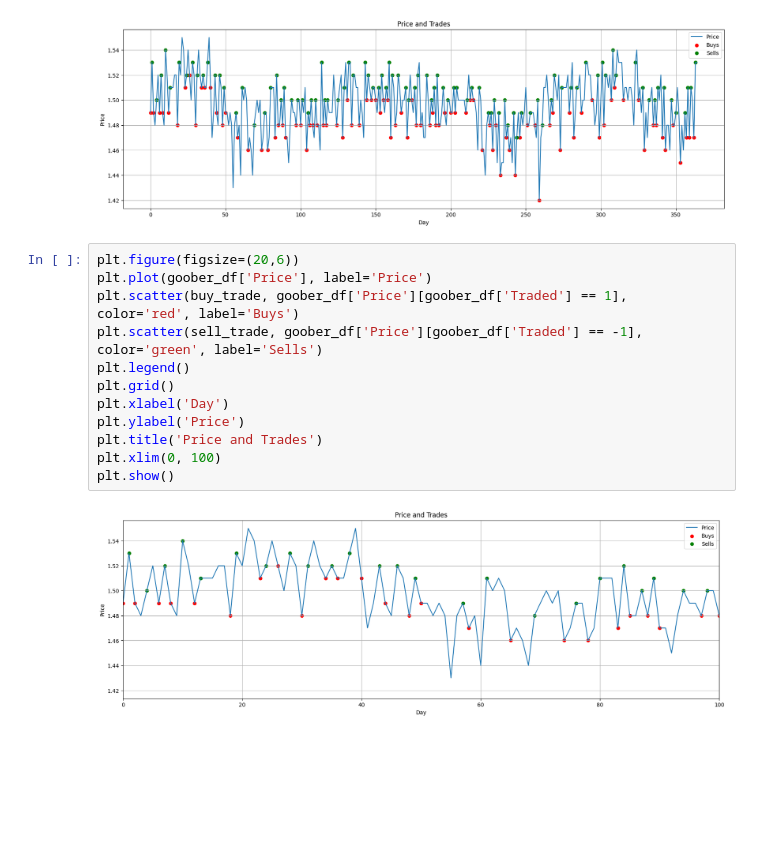
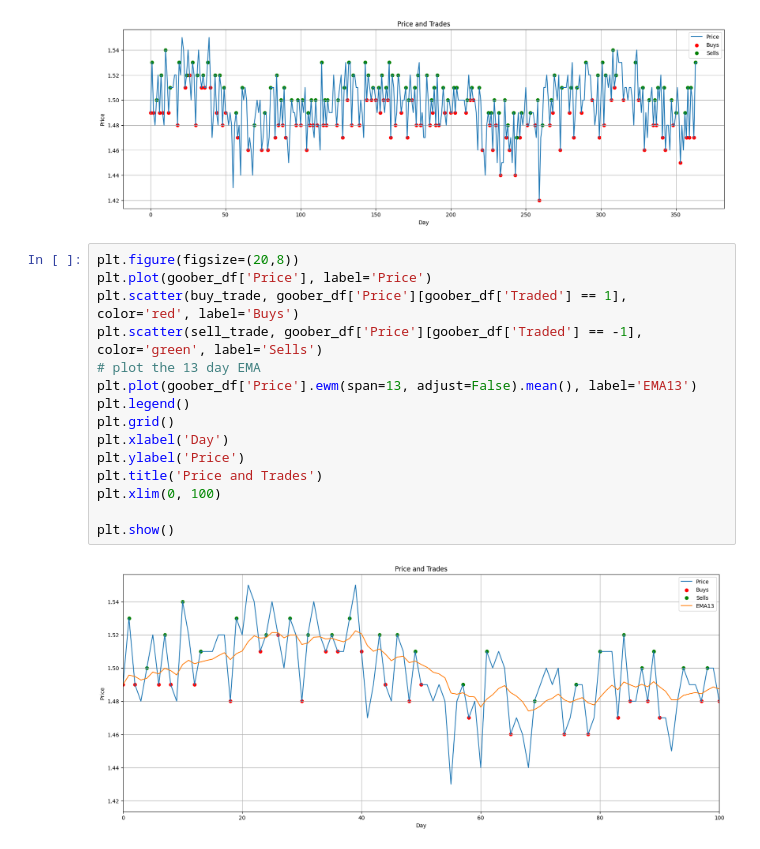
Before and after one commit to TheNoZER0/AlgoJam2024, a Jupyter notebook: Goober_Analyysis.ipynb, the cells around one changed output. Cells and saved outputs as stored; diff of their text form; blank space fills up the shorter version.

```diff
--- a/Goober_Analyysis.ipynb
+++ b/Goober_Analyysis.ipynb
@@ -240,16 +240,19 @@ plt.show()
 # %% [output]
 [figure]
 # %%
-plt.figure(figsize=(20,6))
+plt.figure(figsize=(20,8))
 plt.plot(goober_df['Price'], label='Price')
 plt.scatter(buy_trade, goober_df['Price'][goober_df['Traded'] == 1], color='red', label='Buys')
 plt.scatter(sell_trade, goober_df['Price'][goober_df['Traded'] == -1], color='green', label='Sells')
+# plot the 13 day EMA
+plt.plot(goober_df['Price'].ewm(span=13, adjust=False).mean(), label='EMA13')
 plt.legend()
 plt.grid()
 plt.xlabel('Day')
 plt.ylabel('Price')
 plt.title('Price and Trades')
 plt.xlim(0, 100)
+
 plt.show()
 # %% [output]
-[figure, old version]
+[figure, new version]
```
Also changed, not shown: parts of 1 cell of this notebook.
